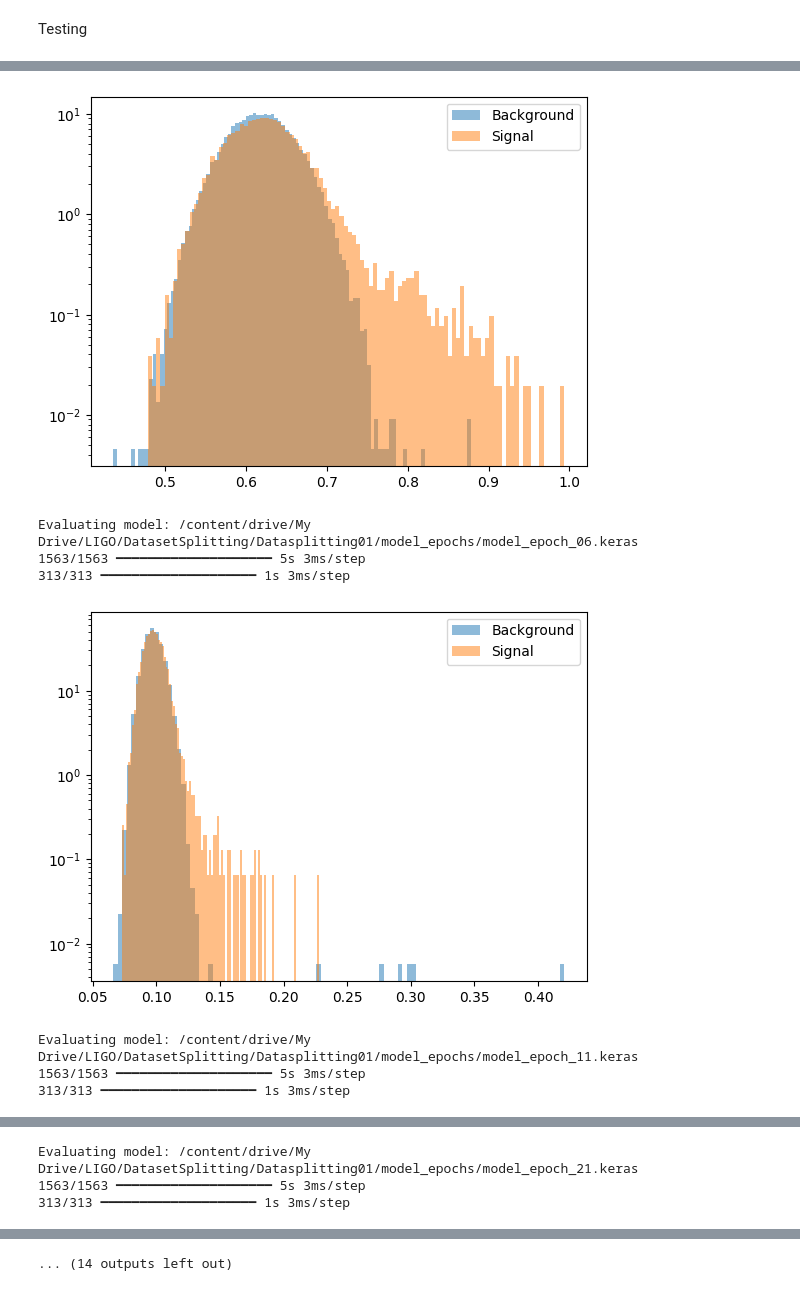
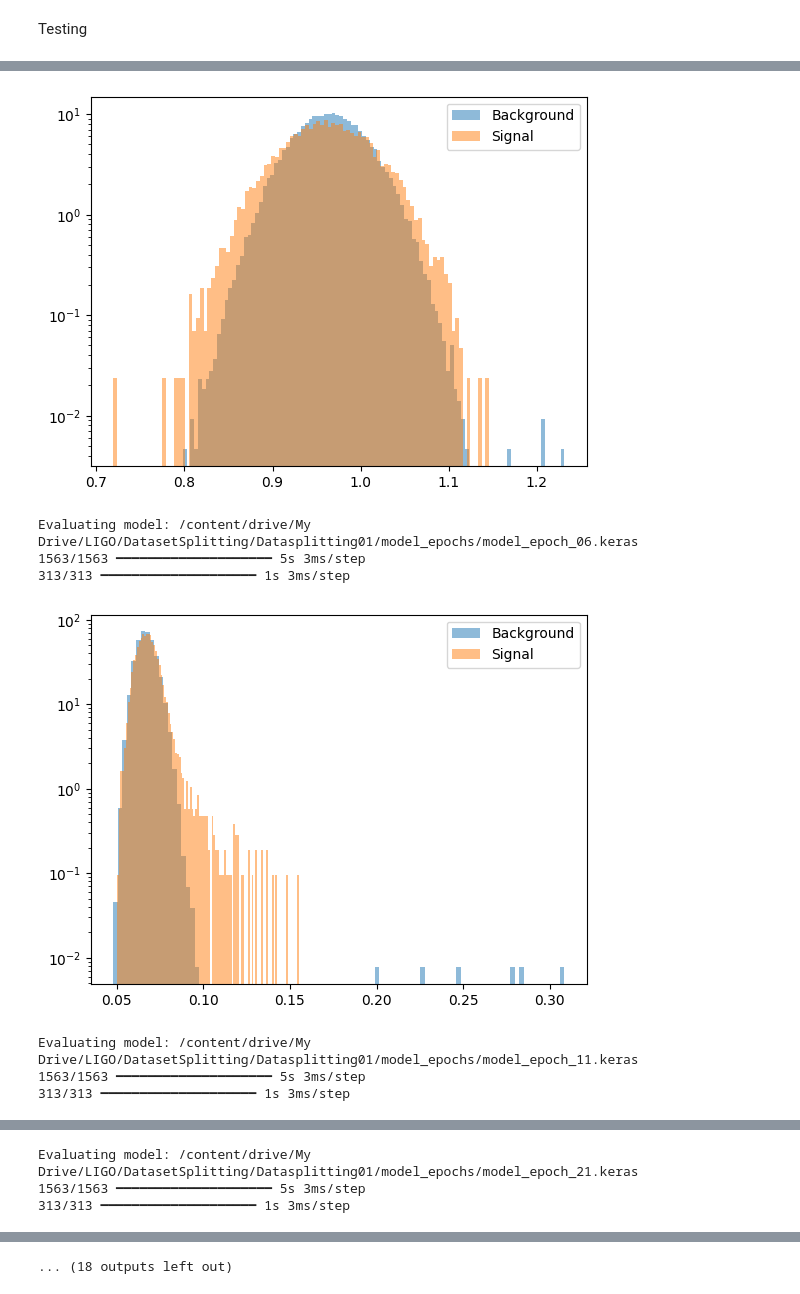
Before and after one commit to hanggao811/AnomalyDetectionLIGO, a Jupyter notebook: Transformer_simplest.ipynb, the cells around one changed output, grey strips where cells are left out. Cells and saved outputs as stored; diff of their text form; code cells hidden in the pictures.

Commit message:
embed_dim = 32 N_encoder = 1 num_heads = 1 key_dim = 8 dropout = 0.1 ffn_encoder = 8 ffn_decoder = 32 N_decoder = 1 epochs=70, batch_size=700, turned off mask bbh: 0.711 sg:703 test: 0.552

```diff
--- a/Transformer_simplest.ipynb
+++ b/Transformer_simplest.ipynb
@@ -213,7 +213,7 @@ class Model:
 # Example usage:
 
 input_shape = x_train.shape[1:]
-embed_dim = 16
+embed_dim = 32
 N_encoder = 1
 num_heads = 1
 key_dim = 8
@@ -221,7 +221,7 @@ dropout = 0.1
 ffn_encoder = 8
 ffn_decoder = 32
 N_decoder = 1
-epochs=60
+epochs=70
 batch_size=700
 
 
@@ -338,7 +338,7 @@ model_files = glob.glob("/content/drive/My Drive/LIGO/DatasetSplitting/Datasplit
 model_files = sorted(model_files, key=lambda x: int(re.search(r"model_epoch_(\d+).keras", x).group(1)))
 bbh_auc=[]
 sg_auc=[]
-for model_file in model_files[:60][::5]:
+for model_file in model_files[:epochs][::5]:
     print(f"Evaluating model: {model_file}")
     model = keras_load_model(model_file)
     bbhauc,sgauc=eval(model,x_test, bbh_test,sglf_test)
@@ -411,7 +411,7 @@ def eval_test(model,background_test_data,signal_test_data):
 AUC_test=[]
 FPR_test = []
 
-for model_file in model_files[:60][::5]:
+for model_file in model_files[:epochs][::5]:
     print(f"Evaluating model: {model_file}")
     model = keras_load_model(model_file)
     AUC_, FPR_, mse_bg, mse_sg = eval_test(model,background_test_data,signal_test_data)
@@ -435,8 +435,8 @@ Evaluating model: /content/drive/My Drive/LIGO/DatasetSplitting/Datasplitting01/
-[figure, old version]
+[figure, new version]
 Evaluating model: /content/drive/My Drive/LIGO/DatasetSplitting/Datasplitting01/model_epochs/model_epoch_06.keras
 1563/1563 ━━━━━━━━━━━━━━━━━━━━ 5s 3ms/step
 313/313 ━━━━━━━━━━━━━━━━━━━━ 1s 3ms/step
-[figure, old version]
+[figure, new version]
 Evaluating model: /content/drive/My Drive/LIGO/DatasetSplitting/Datasplitting01/model_epochs/model_epoch_11.keras
 1563/1563 ━━━━━━━━━━━━━━━━━━━━ 5s 3ms/step
 313/313 ━━━━━━━━━━━━━━━━━━━━ 1s 3ms/step
@@ -456,4 +456,4 @@ Evaluating model: /content/drive/My Drive/LIGO/DatasetSplitting/Datasplitting01/
-... (14 outputs left out)
+... (18 outputs left out)
 # %%
 max(AUC_test),min(FPR_test)
 # %% [output]
```
Also changed, not shown: parts of 7 cells of this notebook.
